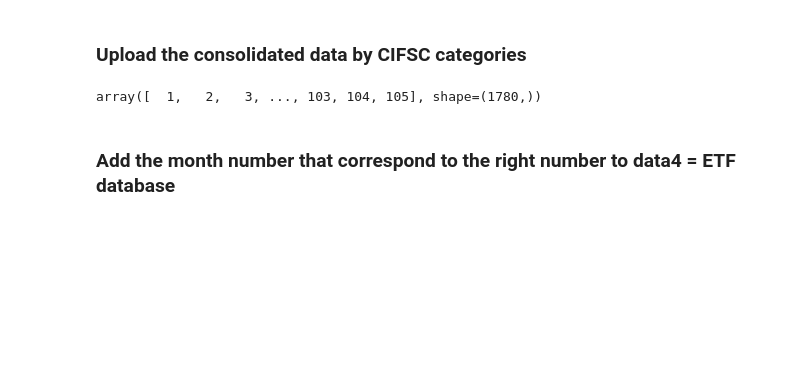
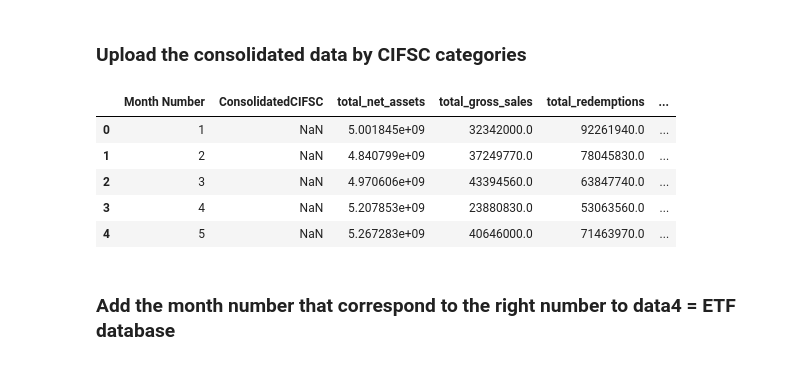
Before and after one commit to eloibernier/FundFlow, a Jupyter notebook: CIFSC_funds/ETF_Creation.ipynb, the cells around one changed output. Cells and saved outputs as stored; diff of their text form; code cells hidden in the pictures; blank space fills up the shorter version.

```diff
--- a/CIFSC_funds/ETF_Creation.ipynb
+++ b/CIFSC_funds/ETF_Creation.ipynb
@@ -93,9 +92,14 @@ data4.head()
 # %%
 ConsolidatedMutualFundByGroup = pd.read_csv('ConsolidatedMutualFund.csv')
 ConsolidatedMutualFundByGroup.head()
-ConsolidatedMutualFundByGroup["Month Number"].values
+#ConsolidatedMutualFundByGroup["ConsolidatedCIFSC"].values
 # %% [output]
-array([  1,   2,   3, ..., 103, 104, 105], shape=(1780,))
+|  | Month Number | ConsolidatedCIFSC | total_net_assets | total_gross_sales | total_redemptions | ... |
+| 0 | 1 | NaN | 5.001845e+09 | 32342000.0 | 92261940.0 | ... |
+| 1 | 2 | NaN | 4.840799e+09 | 37249770.0 | 78045830.0 | ... |
+| 2 | 3 | NaN | 4.970606e+09 | 43394560.0 | 63847740.0 | ... |
+| 3 | 4 | NaN | 5.207853e+09 | 23880830.0 | 53063560.0 | ... |
+| 4 | 5 | NaN | 5.267283e+09 | 40646000.0 | 71463970.0 | ... |
 # %% [markdown]
 ### Add the month number that correspond to the right number to data4 = ETF database
 # %%
```
Also changed, not shown: parts of 6 cells of this notebook, 4 other files.
